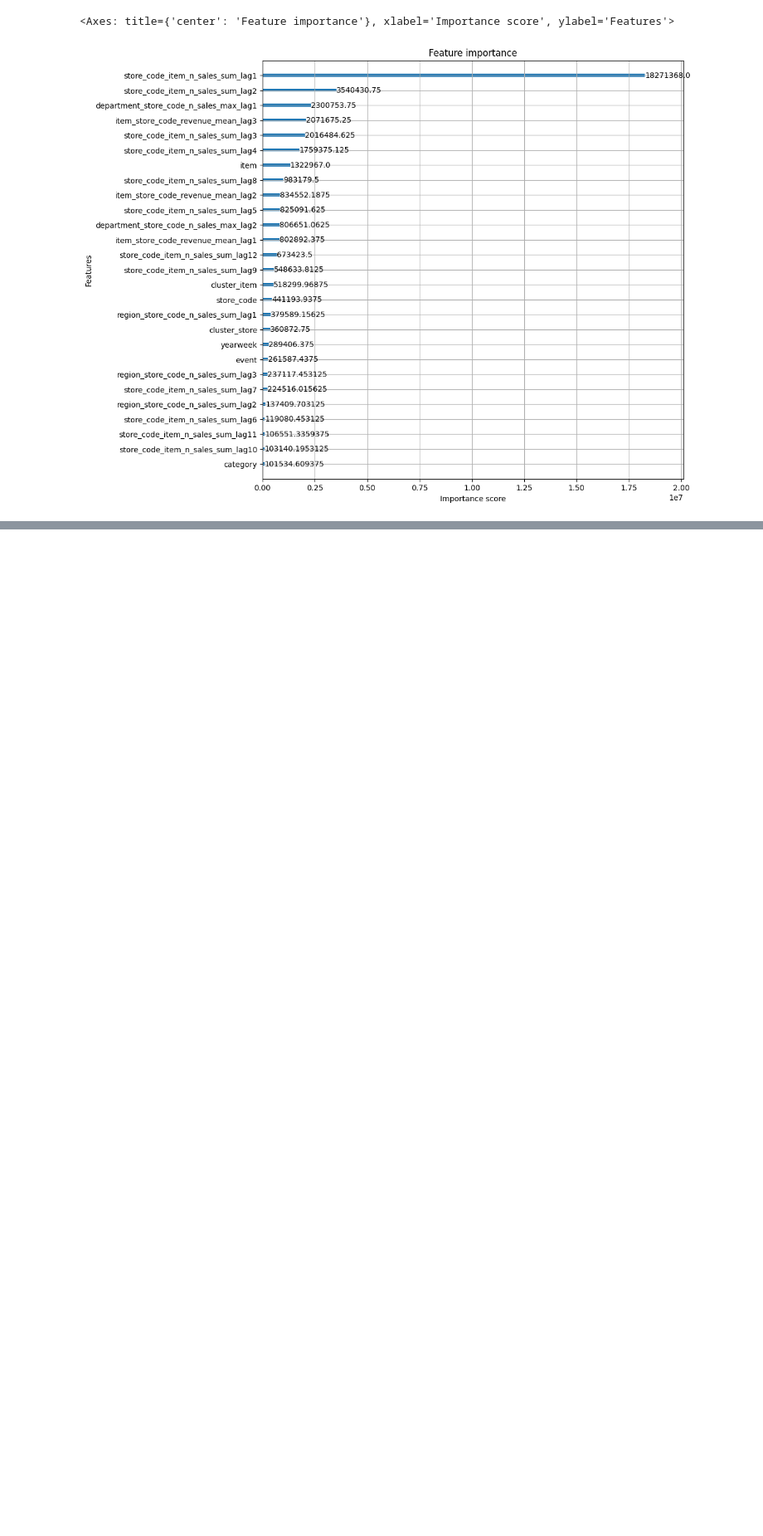
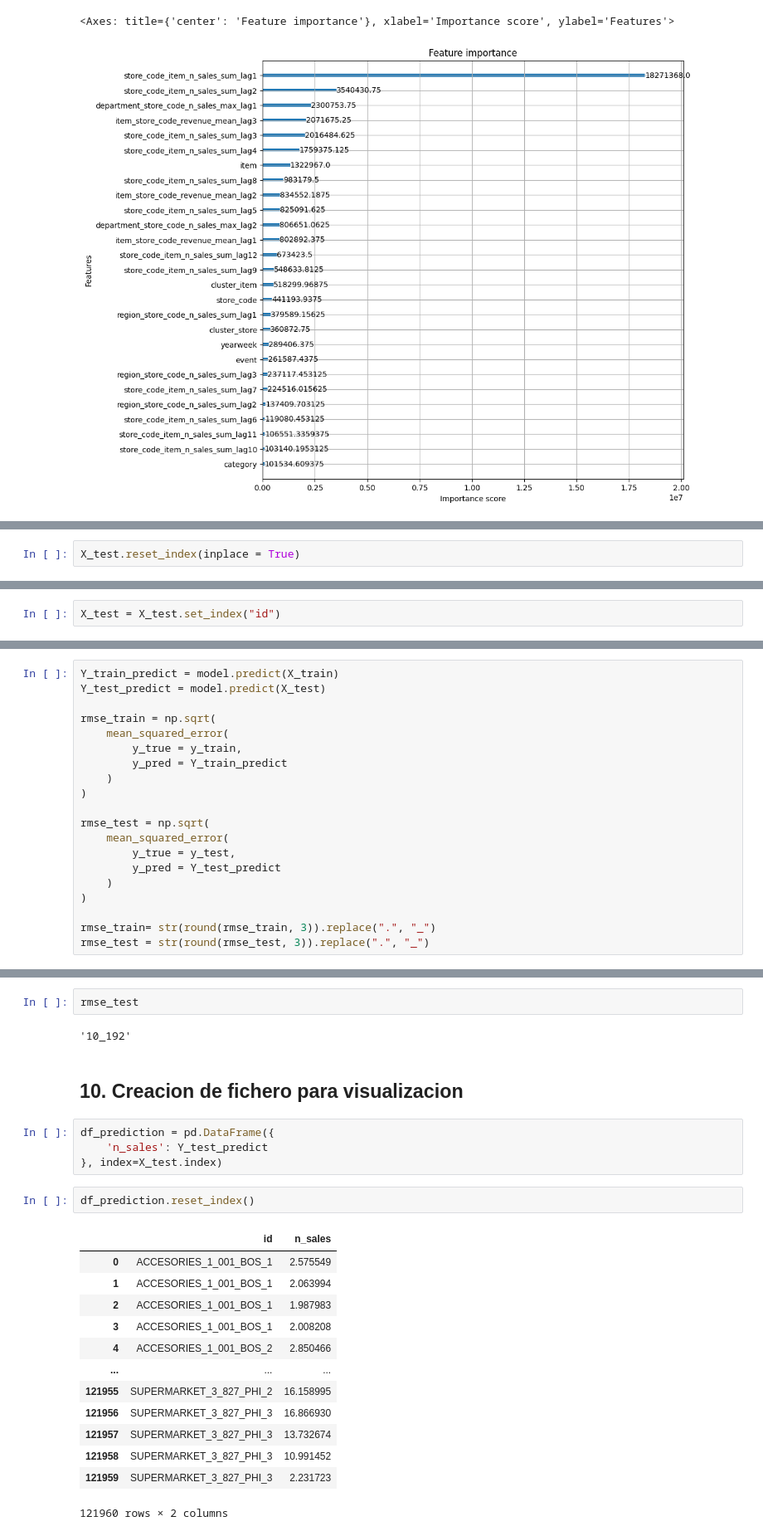
Before and after one commit to mariohernanc/capstone-project-0325bcn-grupo3, a Jupyter notebook: 02_notebooks/03_DSMarket_forecasting.ipynb, the cells around one changed output, grey strips where cells are left out. Shown at 83% size. Cells and saved outputs as stored; diff of their text form; blank space fills up the shorter version.

Commit message:
Completado notebook forecasting con creacion data de visualizacion

```diff
--- a/02_notebooks/03_DSMarket_forecasting.ipynb
+++ b/02_notebooks/03_DSMarket_forecasting.ipynb
@@ -830,0 +899,2 @@ xgb.plot_importance(model, importance_type = "gain", ax = ax)
+# %%
+X_test.reset_index(inplace = True)
@@ -830,0 +921,2 @@ xgb.plot_importance(model, importance_type = "gain", ax = ax)
+# %%
+X_test = X_test.set_index("id")
@@ -830,0 +945,20 @@ xgb.plot_importance(model, importance_type = "gain", ax = ax)
+# %%
+Y_train_predict = model.predict(X_train)
+Y_test_predict = model.predict(X_test)
+
+rmse_train = np.sqrt(
+    mean_squared_error(
+        y_true = y_train,
+        y_pred = Y_train_predict
+    )
+)
+
+rmse_test = np.sqrt(
+    mean_squared_error(
+        y_true = y_test,
+        y_pred = Y_test_predict
+    )
+)
+
+rmse_train= str(round(rmse_train, 3)).replace(".", "_")
+rmse_test = str(round(rmse_test, 3)).replace(".", "_")
@@ -830,0 +969,26 @@ xgb.plot_importance(model, importance_type = "gain", ax = ax)
+# %%
+rmse_test
+# %% [output]
+'10_192'
+# %% [markdown]
+## 10. Creacion de fichero para visualizacion
+# %%
+df_prediction = pd.DataFrame({
+    'n_sales': Y_test_predict
+}, index=X_test.index)
+# %%
+df_prediction.reset_index()
+# %% [output]
+|  | id | n_sales |
+| 0 | ACCESORIES_1_001_BOS_1 | 2.575549 |
+| 1 | ACCESORIES_1_001_BOS_1 | 2.063994 |
+| 2 | ACCESORIES_1_001_BOS_1 | 1.987983 |
+| 3 | ACCESORIES_1_001_BOS_1 | 2.008208 |
+| 4 | ACCESORIES_1_001_BOS_2 | 2.850466 |
+| ... | ... | ... |
+| 121955 | SUPERMARKET_3_827_PHI_2 | 16.158995 |
+| 121956 | SUPERMARKET_3_827_PHI_3 | 16.866930 |
+| 121957 | SUPERMARKET_3_827_PHI_3 | 13.732674 |
+| 121958 | SUPERMARKET_3_827_PHI_3 | 10.991452 |
+| 121959 | SUPERMARKET_3_827_PHI_3 | 2.231723 |
+121960 rows × 2 columns
```
Also changed, not shown: parts of 21 cells of this notebook.
